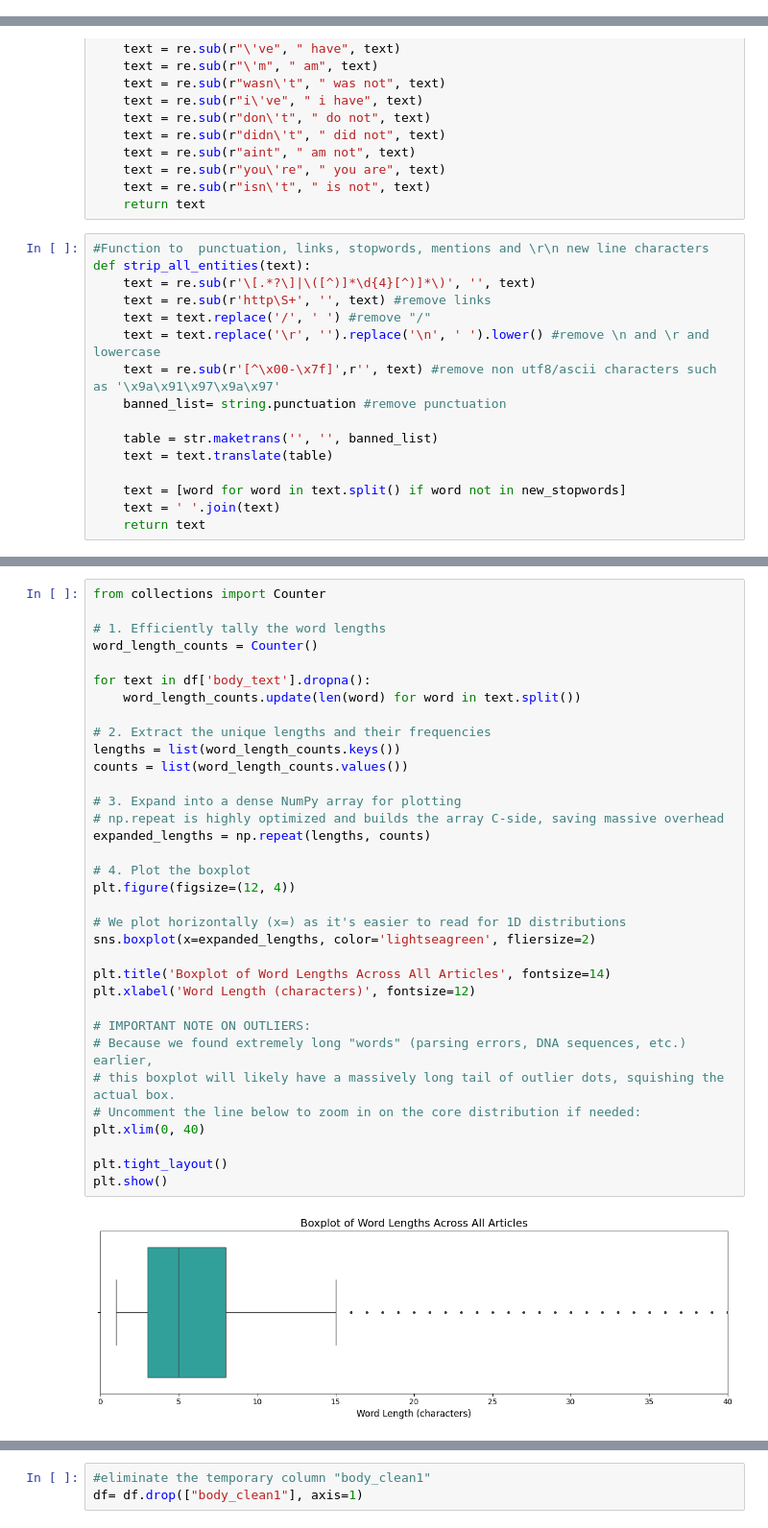
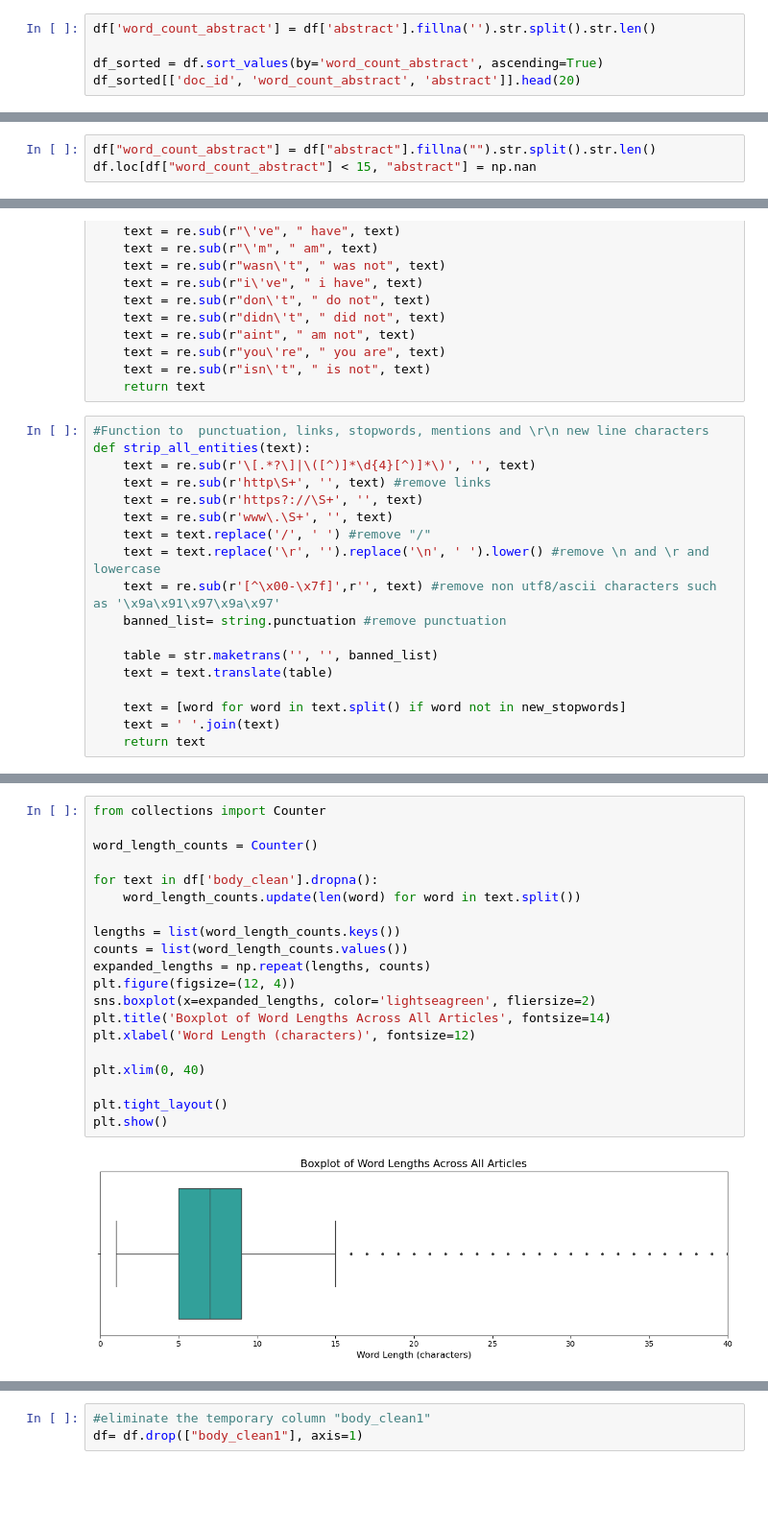
Before and after one commit to riccardopaoli/IML_second_project, a Jupyter notebook: DataUnderstanding&Preparation.ipynb, the cells around one changed output, grey strips where cells are left out. Shown at 96% size. Cells and saved outputs as stored; diff of their text form; blank space fills up the shorter version.

```diff
--- a/DataUnderstanding&Preparation.ipynb
+++ b/DataUnderstanding&Preparation.ipynb
@@ -315,0 +334,5 @@ Remaining dataset size: 38731 rows.
+# %%
+df['word_count_abstract'] = df['abstract'].fillna('').str.split().str.len()
+
+df_sorted = df.sort_values(by='word_count_abstract', ascending=True)
+df_sorted[['doc_id', 'word_count_abstract', 'abstract']].head(20)
@@ -316,3 +357,6 @@ Remaining dataset size: 38731 rows.
+# %%
+df["word_count_abstract"] = df["abstract"].fillna("").str.split().str.len()
+df.loc[df["word_count_abstract"] < 15, "abstract"] = np.nan
 # %%
 df.describe()
 # %% [output]
@@ -355,6 +399,8 @@ def fullwords(text):
 def strip_all_entities(text):
     text = re.sub(r'\[.*?\]|\([^)]*\d{4}[^)]*\)', '', text)
     text = re.sub(r'http\S+', '', text) #remove links
+    text = re.sub(r'https?://\S+', '', text)
+    text = re.sub(r'www\.\S+', '', text)
     text = text.replace('/', ' ') #remove "/"
     text = text.replace('\r', '').replace('\n', ' ').lower() #remove \n and \r and lowercase
     text = re.sub(r'[^\x00-\x7f]',r'', text) #remove non utf8/ascii characters such as '\x9a\x91\x97\x9a\x97'
@@ -382,39 +428,25 @@ df.drop_duplicates("body_clean", inplace=True)
 # %%
 from collections import Counter
 
-# 1. Efficiently tally the word lengths
 word_length_counts = Counter()
 
-for text in df['body_text'].dropna():
+for text in df['body_clean'].dropna():
     word_length_counts.update(len(word) for word in text.split())
 
-# 2. Extract the unique lengths and their frequencies
 lengths = list(word_length_counts.keys())
 counts = list(word_length_counts.values())
-
-# 3. Expand into a dense NumPy array for plotting
-# np.repeat is highly optimized and builds the array C-side, saving massive overhead
 expanded_lengths = np.repeat(lengths, counts)
-
-# 4. Plot the boxplot
 plt.figure(figsize=(12, 4))
-
-# We plot horizontally (x=) as it's easier to read for 1D distributions
 sns.boxplot(x=expanded_lengths, color='lightseagreen', fliersize=2)
-
 plt.title('Boxplot of Word Lengths Across All Articles', fontsize=14)
 plt.xlabel('Word Length (characters)', fontsize=12)
 
-# IMPORTANT NOTE ON OUTLIERS:
-# Because we found extremely long "words" (parsing errors, DNA sequences, etc.) earlier,
-# this boxplot will likely have a massively long tail of outlier dots, squishing the actual box.
-# Uncomment the line below to zoom in on the core distribution if needed:
 plt.xlim(0, 40)
 
 plt.tight_layout()
 plt.show()
 # %% [output]
-[figure, old version]
+[figure, new version]
 # %%
 # Define what constitutes a "long" word
 LENGTH_THRESHOLD = 20
```
Also changed, not shown: parts of 28 cells of this notebook.
